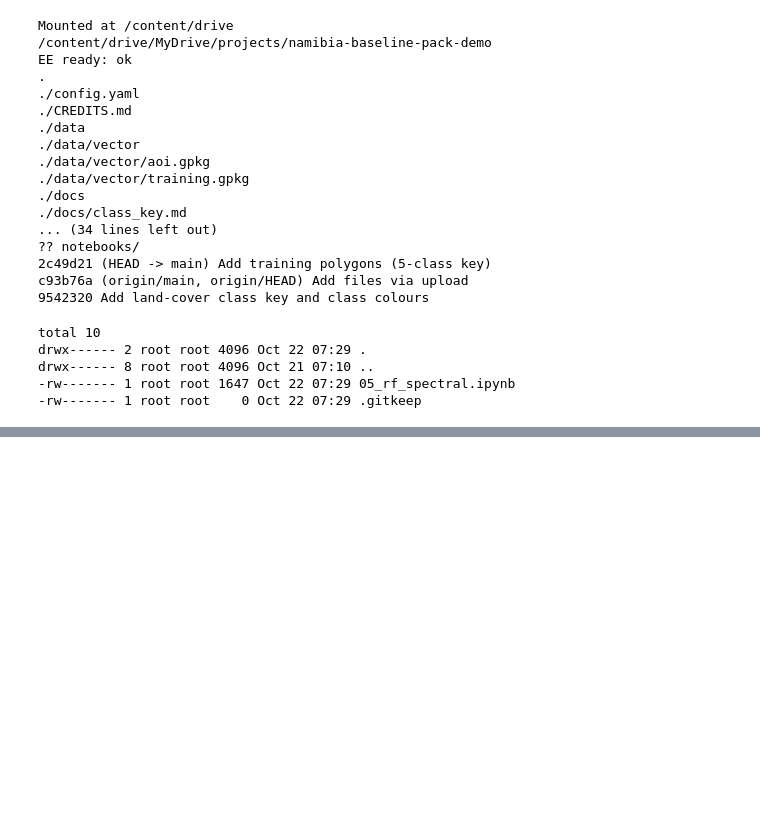
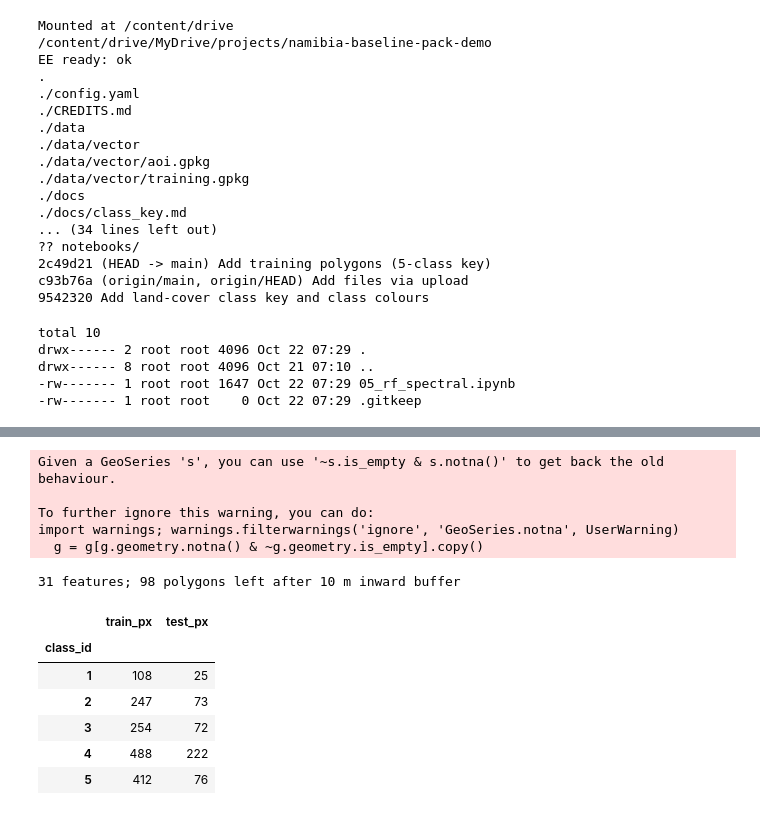
Before and after one commit to ybrosig-geo/namibia-baseline-pack-demo, a Jupyter notebook: notebooks/05_rf_spectral.ipynb, the cells around one changed output, grey strips where cells are left out. Cells and saved outputs as stored; diff of their text form; code cells hidden in the pictures; blank space fills up the shorter version.

```diff
--- a/notebooks/05_rf_spectral.ipynb
+++ b/notebooks/05_rf_spectral.ipynb
@@ -68,0 +92,36 @@ print(f"{'Drive copy':12s} →", count_polys("data/vector/training.gpkg"))
+# %%
+import yaml, geopandas as gpd, pandas as pd
+import baseline_pack.classify as cl; importlib.reload(cl)
+from baseline_pack.aoi import gdf_to_ee
+from baseline_pack.composites import seasonal_composite, terrain
+
+cfg = yaml.safe_load(open("config.yaml"))
+NAMES = {int(k): v["name"] for k, v in cfg["classes"].items()}
+PALETTE = [cfg["classes"][k]["color"].lstrip("#") for k in sorted(cfg["classes"])]
+CLASSES = sorted(NAMES)
+
+aoi = gdf_to_ee(gpd.read_file("data/vector/aoi.gpkg", layer="aoi")).geometry()
+region = gdf_to_ee(gpd.read_file("data/vector/aoi.gpkg", layer="aoi_buffer")).geometry()
+dry, _, _ = seasonal_composite(region, cfg["current_year"], cfg["dry_season_months"], "dry")
+wet, _, _ = seasonal_composite(region, cfg["current_year"], cfg["wet_season_months"], "wet")
+stack = cl.feature_stack(dry, wet, terrain(region))
+FEATURES = stack.bandNames().getInfo()
+
+train_gdf = cl.prepare_training(gpd.read_file("data/vector/training.gpkg", layer="training"), inner_buffer_m=5)
+pts, balanced = cl.sample_pixels(stack, train_gdf)
+print(len(FEATURES), "features;", len(train_gdf), "polygons left after 10 m inward buffer")
+display(cl.pixel_counts(pts, CLASSES))
+# %% [output]
+Given a GeoSeries 's', you can use '~s.is_empty & s.notna()' to get back the old behaviour.
+
+To further ignore this warning, you can do:
+import warnings; warnings.filterwarnings('ignore', 'GeoSeries.notna', UserWarning)
+  g = g[g.geometry.notna() & ~g.geometry.is_empty].copy()
+31 features; 98 polygons left after 10 m inward buffer
+|  | train_px | test_px |
+| class_id |  |  |
+| 1 | 108 | 25 |
+| 2 | 247 | 73 |
+| 3 | 254 | 72 |
+| 4 | 488 | 222 |
+| 5 | 412 | 76 |
```
Also changed, not shown: parts of 7 cells of this notebook, 4 other files.
